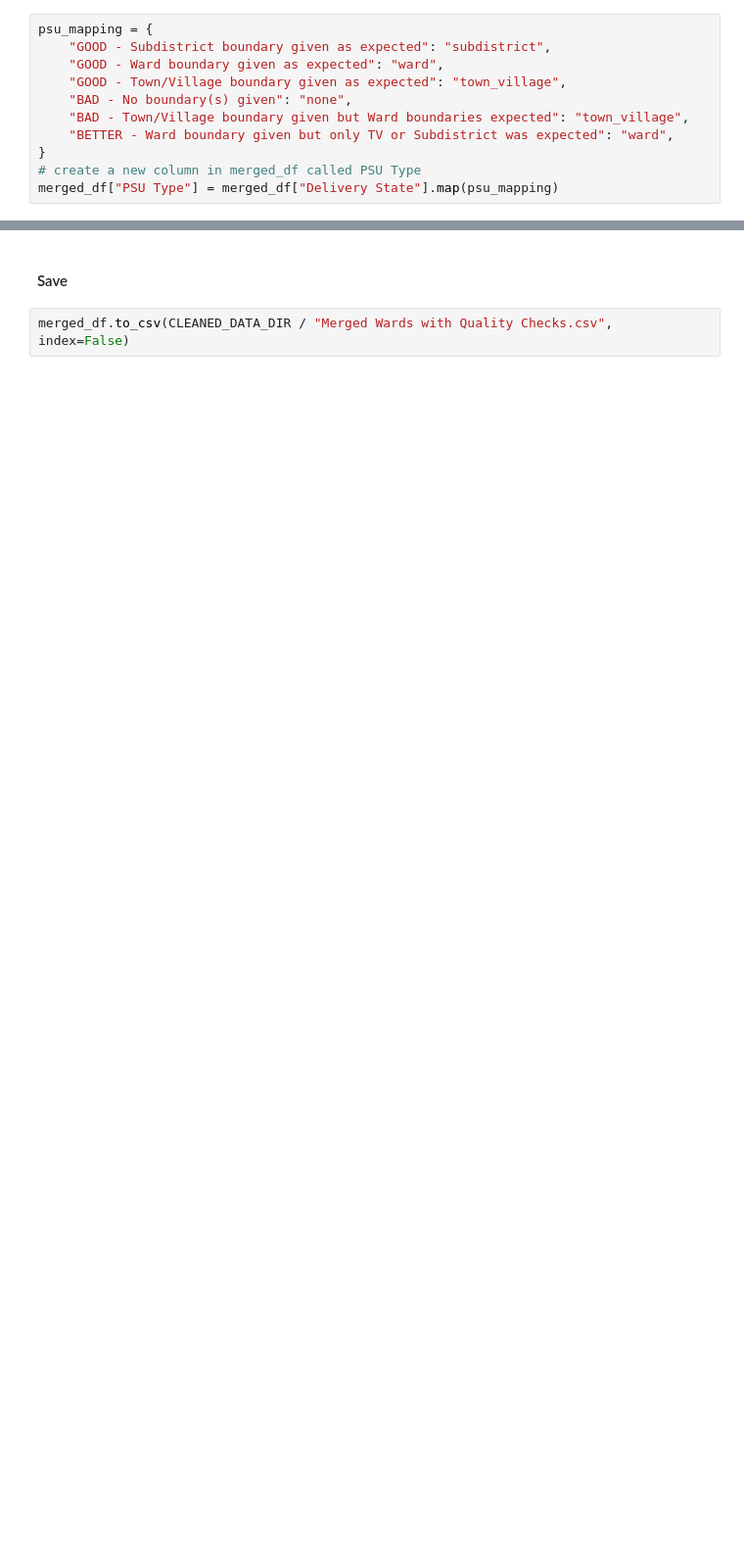
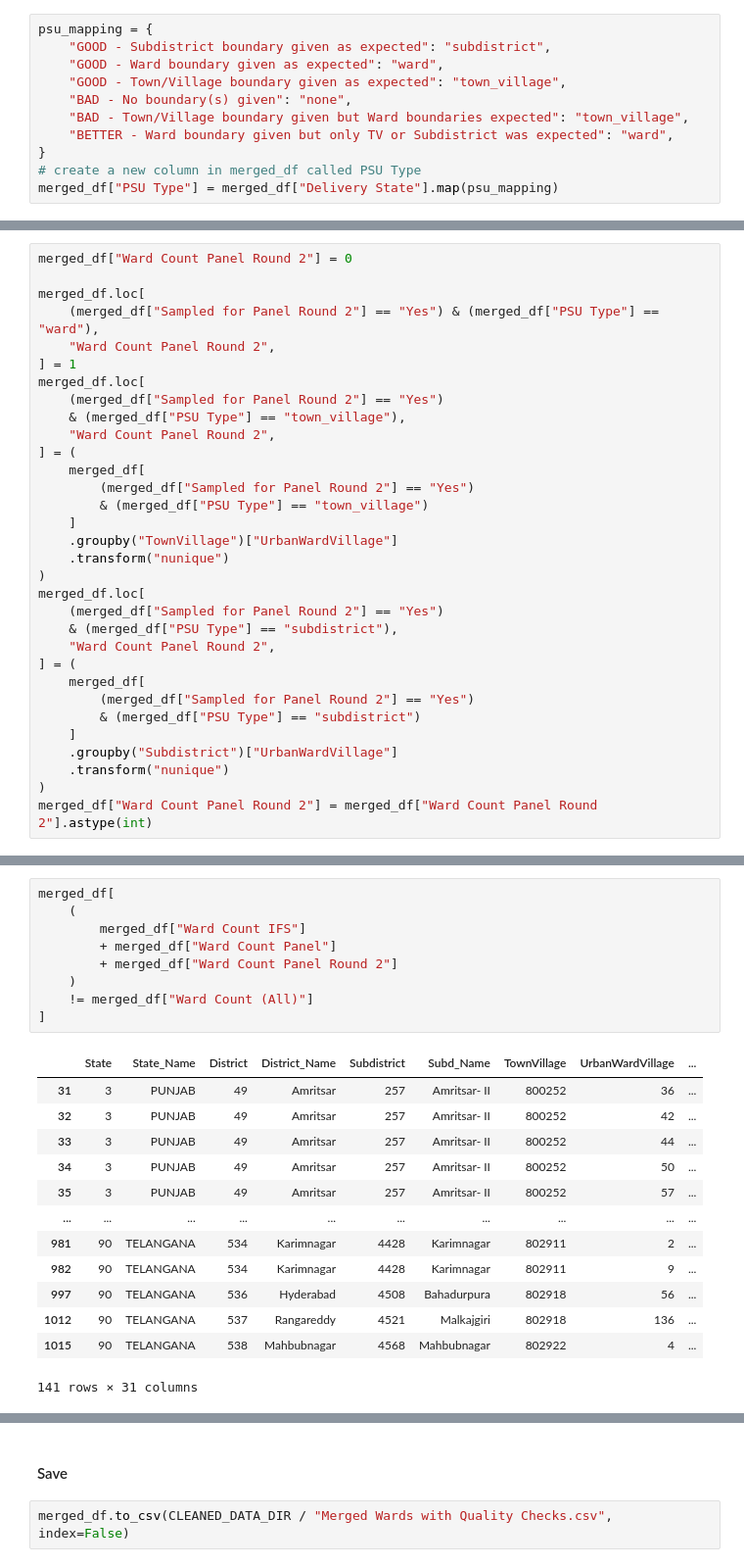
Before and after one commit to IDinsight/rooftop_sampling, a Jupyter notebook: IFS/boundary_quality_checks.ipynb, the cells around one changed output, grey strips where cells are left out. Shown at 98% size. Drawn from its saved outputs; the diff is of its cells as text; blank space fills up the shorter version.

Commit message:
update quality check code to include separate ward counts

```diff
--- a/IFS/boundary_quality_checks.ipynb
+++ b/IFS/boundary_quality_checks.ipynb
@@ -450,0 +516,32 @@ Name: count, dtype: int64
+# %%
+merged_df["Ward Count Panel Round 2"] = 0
+
+merged_df.loc[
+    (merged_df["Sampled for Panel Round 2"] == "Yes") & (merged_df["PSU Type"] == "ward"),
+    "Ward Count Panel Round 2",
+] = 1
+merged_df.loc[
+    (merged_df["Sampled for Panel Round 2"] == "Yes")
+    & (merged_df["PSU Type"] == "town_village"),
+    "Ward Count Panel Round 2",
+] = (
+    merged_df[
+        (merged_df["Sampled for Panel Round 2"] == "Yes")
+        & (merged_df["PSU Type"] == "town_village")
+    ]
+    .groupby("TownVillage")["UrbanWardVillage"]
+    .transform("nunique")
+)
+merged_df.loc[
+    (merged_df["Sampled for Panel Round 2"] == "Yes")
+    & (merged_df["PSU Type"] == "subdistrict"),
+    "Ward Count Panel Round 2",
+] = (
+    merged_df[
+        (merged_df["Sampled for Panel Round 2"] == "Yes")
+        & (merged_df["PSU Type"] == "subdistrict")
+    ]
+    .groupby("Subdistrict")["UrbanWardVillage"]
+    .transform("nunique")
+)
+merged_df["Ward Count Panel Round 2"] = merged_df["Ward Count Panel Round 2"].astype(int)
@@ -450,0 +564,23 @@ Name: count, dtype: int64
+# %%
+merged_df[
+    (
+        merged_df["Ward Count IFS"]
+        + merged_df["Ward Count Panel"]
+        + merged_df["Ward Count Panel Round 2"]
+    )
+    != merged_df["Ward Count (All)"]
+]
+# %% [output]
+|  | State | State_Name | District | District_Name | Subdistrict | Subd_Name | TownVillage | UrbanWardVillage | ... |
+| 31 | 3 | PUNJAB | 49 | Amritsar | 257 | Amritsar- II | 800252 | 36 | ... |
+| 32 | 3 | PUNJAB | 49 | Amritsar | 257 | Amritsar- II | 800252 | 42 | ... |
+| 33 | 3 | PUNJAB | 49 | Amritsar | 257 | Amritsar- II | 800252 | 44 | ... |
+| 34 | 3 | PUNJAB | 49 | Amritsar | 257 | Amritsar- II | 800252 | 50 | ... |
+| 35 | 3 | PUNJAB | 49 | Amritsar | 257 | Amritsar- II | 800252 | 57 | ... |
+| ... | ... | ... | ... | ... | ... | ... | ... | ... | ... |
+| 981 | 90 | TELANGANA | 534 | Karimnagar | 4428 | Karimnagar | 802911 | 2 | ... |
+| 982 | 90 | TELANGANA | 534 | Karimnagar | 4428 | Karimnagar | 802911 | 9 | ... |
+| 997 | 90 | TELANGANA | 536 | Hyderabad | 4508 | Bahadurpura | 802918 | 56 | ... |
+| 1012 | 90 | TELANGANA | 537 | Rangareddy | 4521 | Malkajgiri | 802918 | 136 | ... |
+| 1015 | 90 | TELANGANA | 538 | Mahbubnagar | 4568 | Mahbubnagar | 802922 | 4 | ... |
+141 rows × 31 columns
```
Also changed, not shown: parts of 31 cells of this notebook.
